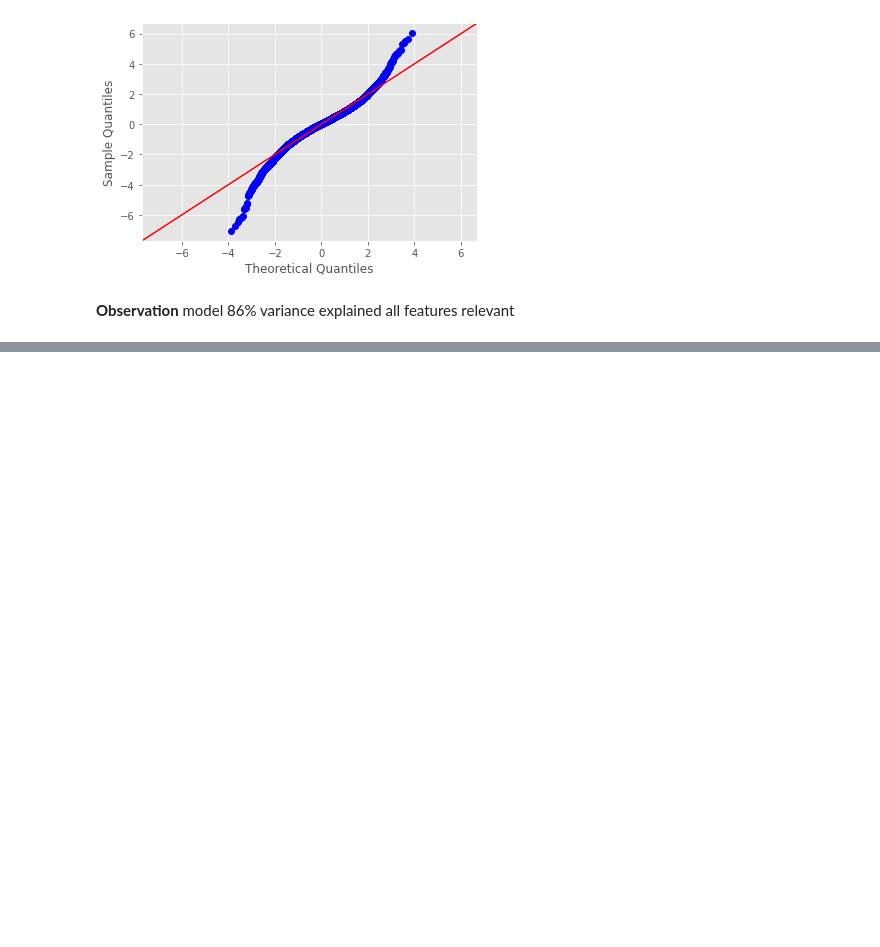
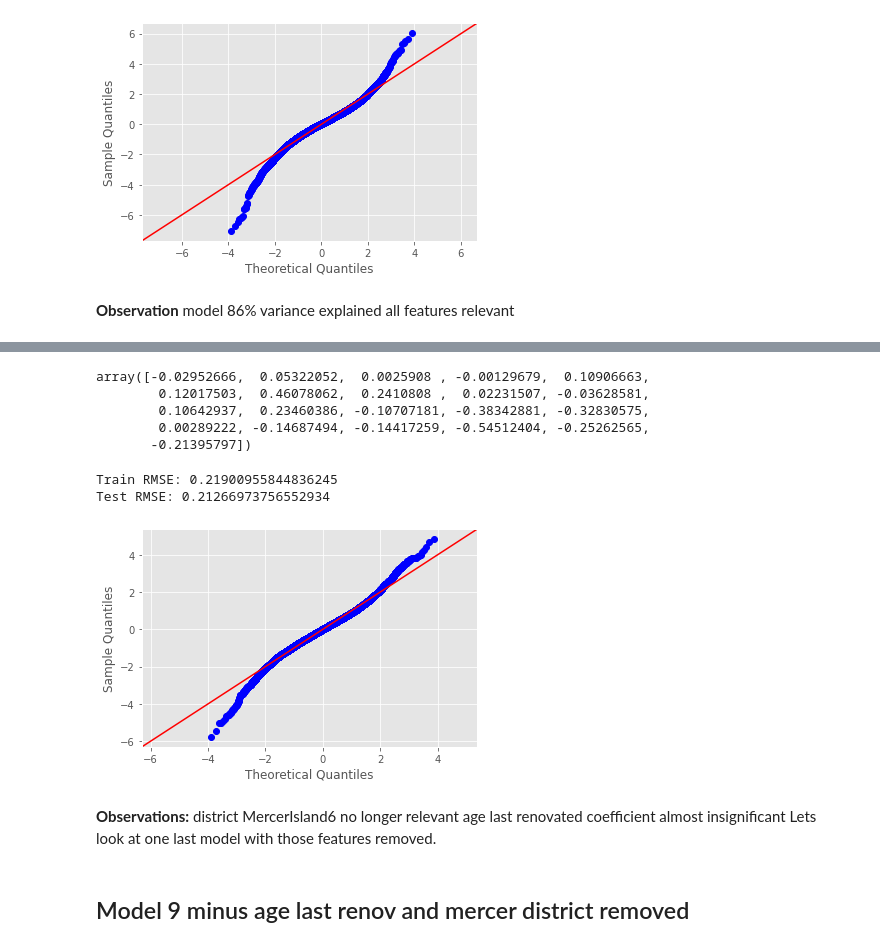
Before and after one commit to SunTzuLombardi/HomeRegression, a Jupyter notebook: HomeRegression.ipynb, the cells around one changed output, grey strips where cells are left out. Saved outputs shown, nothing was run; the diff lists cells and outputs as text; code cells hidden in the pictures; blank space fills up the shorter version.

Commit message:
post districts

```diff
--- a/HomeRegression.ipynb
+++ b/HomeRegression.ipynb
@@ -1687,0 +1992,14 @@ question  why grade and condition in model? is view helpful?
+# %%
+hddf_8_dist = hddf_8.drop(columns = ['zip_98004', 'zip_98005', 'zip_98006', 'zip_98007',
+       'zip_98008', 'zip_98010', 'zip_98011', 'zip_98014', 'zip_98019',
+       'zip_98022', 'zip_98023', 'zip_98024', 'zip_98027', 'zip_98028',
+       'zip_98029', 'zip_98030', 'zip_98031', 'zip_98032', 'zip_98033',
+       'zip_98034', 'zip_98038', 'zip_98039', 'zip_98040', 'zip_98045',
+       'zip_98052', 'zip_98053', 'zip_98055', 'zip_98056', 'zip_98059',
+       'zip_98065', 'zip_98070', 'zip_98072', 'zip_98074', 'zip_98075',
+       'zip_98077', 'zip_98102', 'zip_98103', 'zip_98105', 'zip_98107',
+       'zip_98108', 'zip_98109', 'zip_98112', 'zip_98115', 'zip_98116',
+       'zip_98117', 'zip_98118', 'zip_98119', 'zip_98122', 'zip_98125',
+       'zip_98126', 'zip_98133', 'zip_98136', 'zip_98144', 'zip_98146',
+       'zip_98148', 'zip_98155', 'zip_98168', 'zip_98177', 'zip_98178',
+       'zip_98188', 'zip_98198', 'zip_98199', 'bin_grade', 'zipcode', 'dist', ], axis = 1,)
@@ -1687,0 +2015,7 @@ question  why grade and condition in model? is view helpful?
+# %%
+#rename GradeCatColumns
+hddf_8_dist.columns = ['bedrooms', 'bathrooms', 'age', 'yrsince_reno', 'view_1', 'view_2',
+       'log_price', 'log_sqft_living', 'log_sqft_living15', 'log_sqft_lot15',
+       'distance', 'grade_6_8', 'grade_8_13', 'd_bellvue_7',
+       'd_dtseattle_10', 'd_fedway_3', 'd_mercer_6', 'd_nseattle_9',
+       'd_redmond_8', 'd_renton_5', 'd_serural_2', 'd_vi_4']
@@ -1687,0 +2024,8 @@ question  why grade and condition in model? is view helpful?
+# %%
+outcome = 'log_price'
+predictors = hddf_8_dist.drop(columns = ['log_price'], axis = 1)
+predictor_variables = "+".join(predictors.columns)
+formula = outcome + '~' + predictor_variables
+# %%
+model_8 = ols(formula = formula, data = hddf_8_dist).fit()
+model_8.summary()
@@ -1687,0 +2077,27 @@ question  why grade and condition in model? is view helpful?
+# %%
+model8_linreg.coef_
+# %% [output]
+array([-0.02952666,  0.05322052,  0.0025908 , -0.00129679,  0.10906663,
+        0.12017503,  0.46078062,  0.2410808 ,  0.02231507, -0.03628581,
+        0.10642937,  0.23460386, -0.10707181, -0.38342881, -0.32830575,
+        0.00289222, -0.14687494, -0.14417259, -0.54512404, -0.25262565,
+       -0.21395797])
+# %%
+mse_train = mean_squared_error(y_train, model8_linreg.predict(X_train))
+mse_test = mean_squared_error(y_test, y_pred)
+
+print("Train RMSE:", np.sqrt(mse_train))
+print("Test RMSE:", np.sqrt(mse_test))
+# %% [output]
+Train RMSE: 0.21900955844836245
+Test RMSE: 0.21266973756552934
+# %%
+fig = sm.graphics.qqplot(model_8.resid, dist=stats.norm, line='45', fit=True)
+# %% [output]
+[figure, added]
+# %% [markdown]
+**Observations:**  district MercerIsland6 no longer relevant
+age last renovated coefficient almost insignificant
+Lets look at one last model with those features removed.
+# %% [markdown]
+## Model 9 minus age last renov and mercer district removed
```
Also changed, not shown: parts of 43 cells of this notebook.
